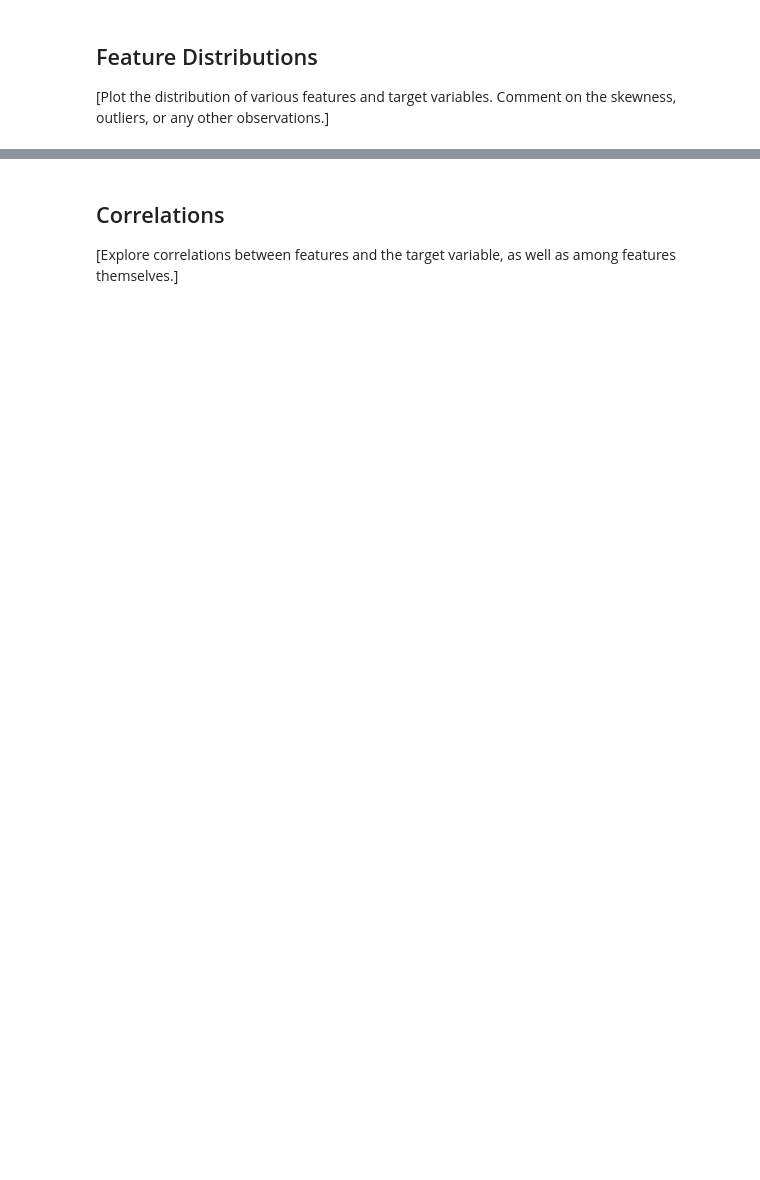
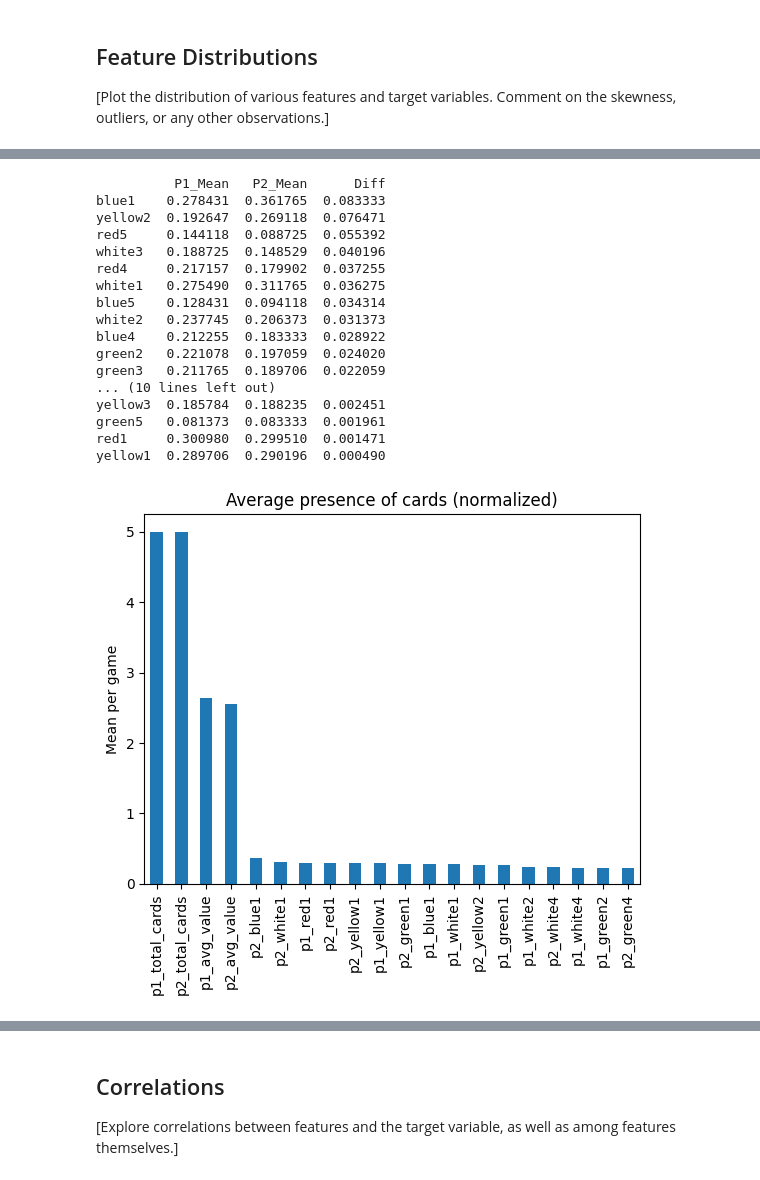
Before and after one commit to cosimab/hanabi_ml, a Jupyter notebook: 1_DatasetCharacteristics/exploratory_data_analysis.ipynb, the cells around one changed output, grey strips where cells are left out. Cells and saved outputs as stored; diff of their text form; code cells hidden in the pictures; blank space fills up the shorter version.

```diff
--- a/1_DatasetCharacteristics/exploratory_data_analysis.ipynb
+++ b/1_DatasetCharacteristics/exploratory_data_analysis.ipynb
@@ -73,0 +163,22 @@ plt.show()
+# %%
+p1_cols = [c for c in df.columns if c.startswith("p1_") and c[-1].isdigit()]
+p2_cols = [c for c in df.columns if c.startswith("p2_") and c[-1].isdigit()]
+
+df["p1_total_cards"] = df[p1_cols].sum(axis=1)
+df["p2_total_cards"] = df[p2_cols].sum(axis=1)
+
+print(df[["p1_total_cards", "p2_total_cards"]].describe())
+
+# check average card values per player
+# helper function to extract card value from column name
+def extract_value(col):
+    return int(col[-1])
+
+# weighted average card value
+p1_value_sum = sum(df[col] * extract_value(col) for col in p1_cols)
+p2_value_sum = sum(df[col] * extract_value(col) for col in p2_cols)
+
+df["p1_avg_value"] = p1_value_sum / 5
+df["p2_avg_value"] = p2_value_sum / 5
+
+print(df[["p1_avg_value", "p2_avg_value"]].describe())
@@ -73,0 +211,39 @@ plt.show()
+# %%
+# Compare the mean number of cards held by each position
+comparison = pd.DataFrame({
+    'P1_Mean': df[p1_cols].mean().values,
+    'P2_Mean': df[p2_cols].mean().values
+}, index=[c.replace('p1_', '') for c in p1_cols])
+
+comparison['Diff'] = (comparison['P1_Mean'] - comparison['P2_Mean']).abs()
+print(comparison.sort_values(by='Diff', ascending=False))
+
+card_cols = [c for c in df.columns if c not in ["file_source", "final_score"]]
+
+# Overall card frequency
+card_freq_norm = df[card_cols].mean().sort_values(ascending=False)
+
+card_freq_norm.head(20).plot(kind="bar")
+plt.title("Average presence of cards (normalized)")
+plt.ylabel("Mean per game")
+plt.xticks(rotation=90)
+plt.show()
+# %% [output]
+          P1_Mean   P2_Mean      Diff
+blue1    0.278431  0.361765  0.083333
+yellow2  0.192647  0.269118  0.076471
+red5     0.144118  0.088725  0.055392
+white3   0.188725  0.148529  0.040196
+red4     0.217157  0.179902  0.037255
+white1   0.275490  0.311765  0.036275
+blue5    0.128431  0.094118  0.034314
+white2   0.237745  0.206373  0.031373
+blue4    0.212255  0.183333  0.028922
+green2   0.221078  0.197059  0.024020
+green3   0.211765  0.189706  0.022059
+... (10 lines left out)
+yellow3  0.185784  0.188235  0.002451
+green5   0.081373  0.083333  0.001961
+red1     0.300980  0.299510  0.001471
+yellow1  0.289706  0.290196  0.000490
+[figure, added]
```
Also changed, not shown: parts of 18 cells of this notebook, 2 other files.
